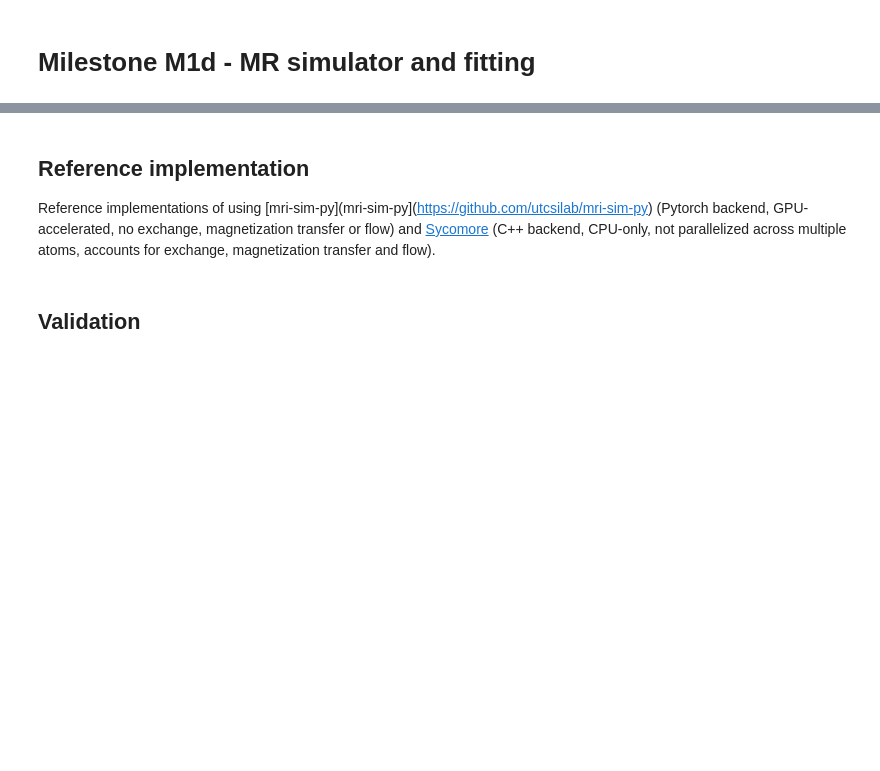
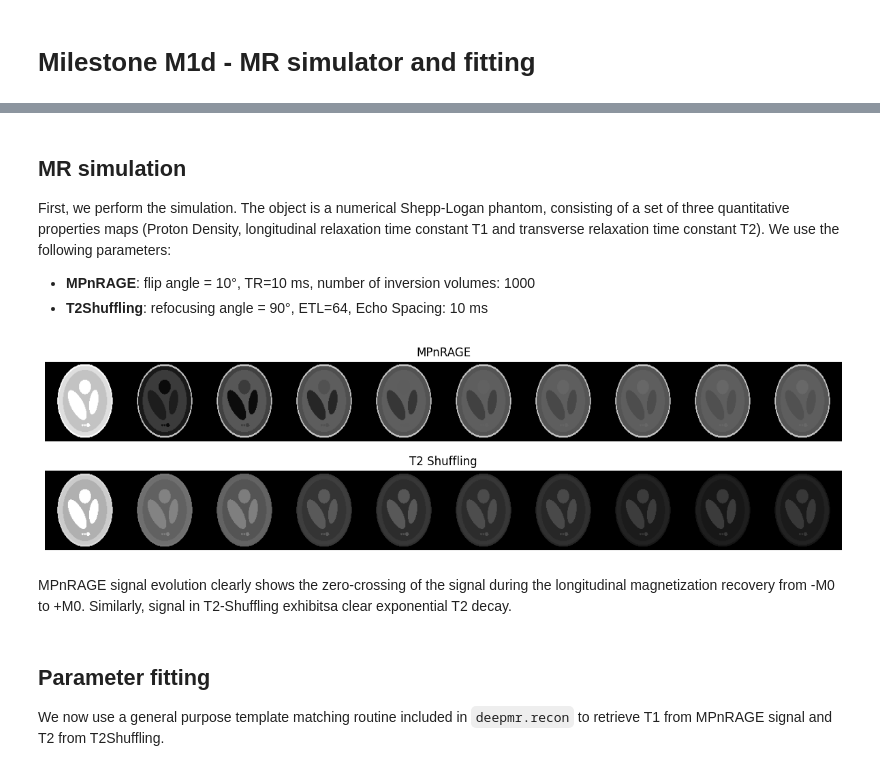
Before and after one commit to INFN-PREDATOR/PREDATOR-milestones, a Jupyter notebook: notebooks/M1d_Bloch_simulator.ipynb, the cells around one changed output, grey strips where cells are left out. Cells and saved outputs as stored; diff of their text form; code cells hidden in the pictures; blank space fills up the shorter version.

```diff
--- a/notebooks/M1d_Bloch_simulator.ipynb
+++ b/notebooks/M1d_Bloch_simulator.ipynb
@@ -24,14 +74,33 @@ def display_signal(input, legend=None, symbol='-', color=None):
 # %% [markdown]
-## Reference implementation
+## MR simulation
 
-Reference implementations of using [mri-sim-py](mri-sim-py](https://github.com/utcsilab/mri-sim-py) (Pytorch backend, GPU-accelerated, no exchange, magnetization transfer or flow) and [Sycomore](https://sycomore.readthedocs.io/en/latest/epg/index.html) (C++ backend, CPU-only, not parallelized across multiple atoms, accounts for exchange, magnetization transfer and flow).
+First, we perform the simulation. The object is a numerical Shepp-Logan phantom, consisting of a set of three quantitative properties maps (Proton Density, longitudinal relaxation time constant T1 and transverse relaxation time constant T2). We use the following parameters:
+
+* **MPnRAGE**: flip angle = 10°, TR=10 ms, number of inversion volumes: 1000
+* **T2Shuffling**: refocusing angle = 90°, ETL=64, Echo Spacing: 10 ms
 # %%
-# load ground truth EPG-X data
-import scipy
+# simulate MPnRAGE and keep ground truth maps ('props')
+sig_mpnrage, props = simulate("mpnrage", tau=10.0, nshots=1000, flip=10.0)
 
-ground_truth = scipy.io.loadmat("epgxsignal.mat")
-sig0noex = ground_truth["s0"].squeeze()
-sig0ex = ground_truth["s"].squeeze()
+# simulate T2-Shuffling
+sig_t2shuffle, _ = simulate("t2shuffle", tau=10.0, nshots=64)
+
+# plot
+plt.rcParams['figure.figsize'] = [12, 3.5]
+
+plt.subplot(2, 1, 1)
+img_mpnrage = [sig_mpnrage[n] for n in range(0, sig_mpnrage.shape[0], 100)]
+_ = plt.imshow(abs(torch.cat(img_mpnrage, axis=-1)), cmap="gray"), plt.axis("off"), plt.title("MPnRAGE")
+plt.subplot(2, 1, 2)
+img_t2shuffle = [sig_t2shuffle[n] for n in range(0, 10)]
+_ = plt.imshow(abs(torch.cat(img_t2shuffle, axis=-1)), cmap="gray"), plt.axis("off"), plt.title("T2 Shuffling")
+plt.tight_layout()
+# %% [output]
+[figure, added]
+# %% [markdown]
+MPnRAGE signal evolution clearly shows the zero-crossing of the signal during the longitudinal magnetization recovery from -M0 to +M0. Similarly, signal in T2-Shuffling exhibitsa clear exponential T2 decay.
 # %% [markdown]
-## Validation
+## Parameter fitting
+
+We now use a general purpose template matching routine included in `deepmr.recon` to retrieve T1 from MPnRAGE signal and T2 from T2Shuffling.
 # %%
```
Also changed, not shown: parts of 7 cells of this notebook, 4 other files.
